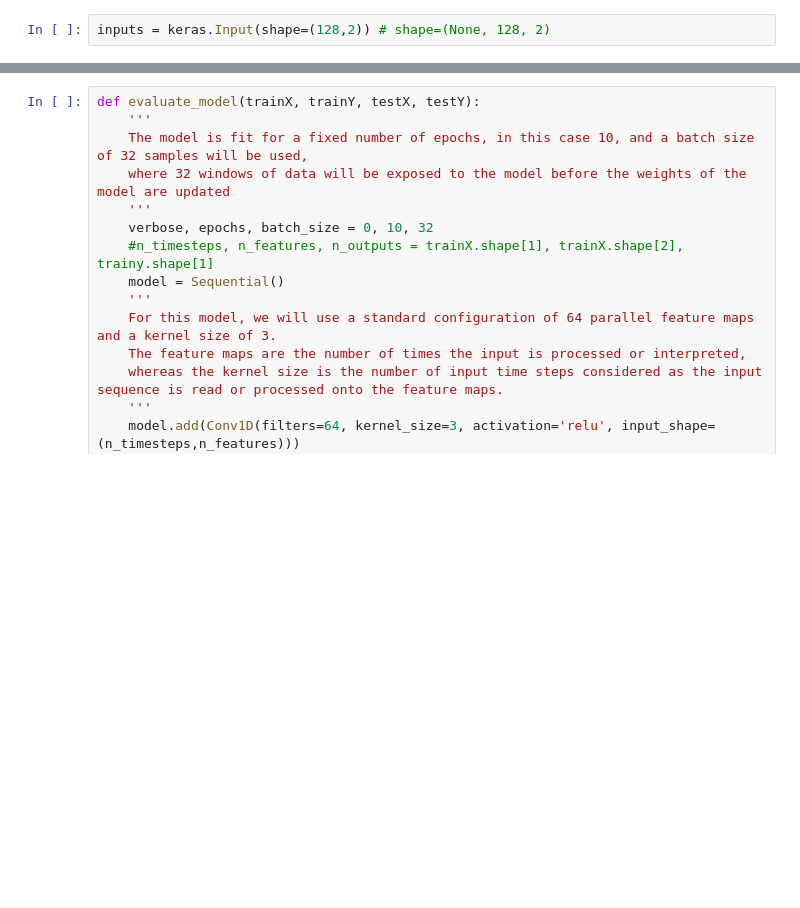
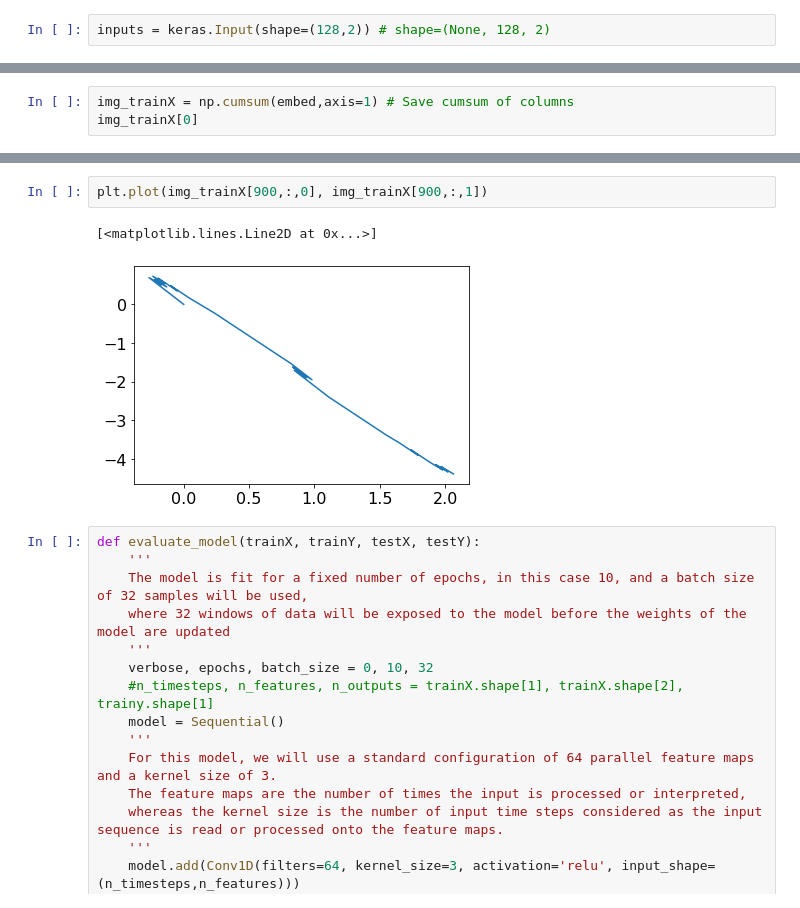
Before and after one commit to novos2/MNIST, a Jupyter notebook: Mnist_Classification.ipynb, the cells around one changed output, grey strips where cells are left out. Saved outputs shown, nothing was run; the diff lists cells and outputs as text; blank space fills up the shorter version.

```diff
--- a/Mnist_Classification.ipynb
+++ b/Mnist_Classification.ipynb
@@ -61,0 +248,3 @@ AttributeError: 'Dense' object has no attribute 'shape'
+# %%
+img_trainX = np.cumsum(embed,axis=1) # Save cumsum of columns
+img_trainX[0]
@@ -62,3 +269,8 @@ AttributeError: 'Dense' object has no attribute 'shape'
+# %%
+plt.plot(img_trainX[900,:,0], img_trainX[900,:,1])
+# %% [output]
+[<matplotlib.lines.Line2D at 0x...>]
+[figure, added]
 # %%
 def evaluate_model(trainX, trainY, testX, testY):
     '''
```
Also changed, not shown: parts of 27 cells of this notebook.
